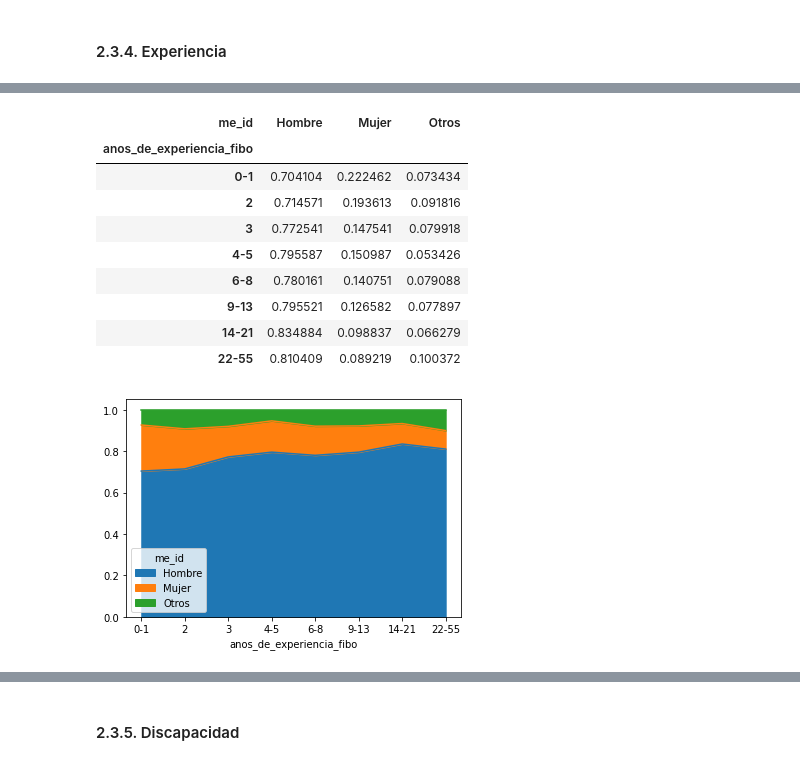
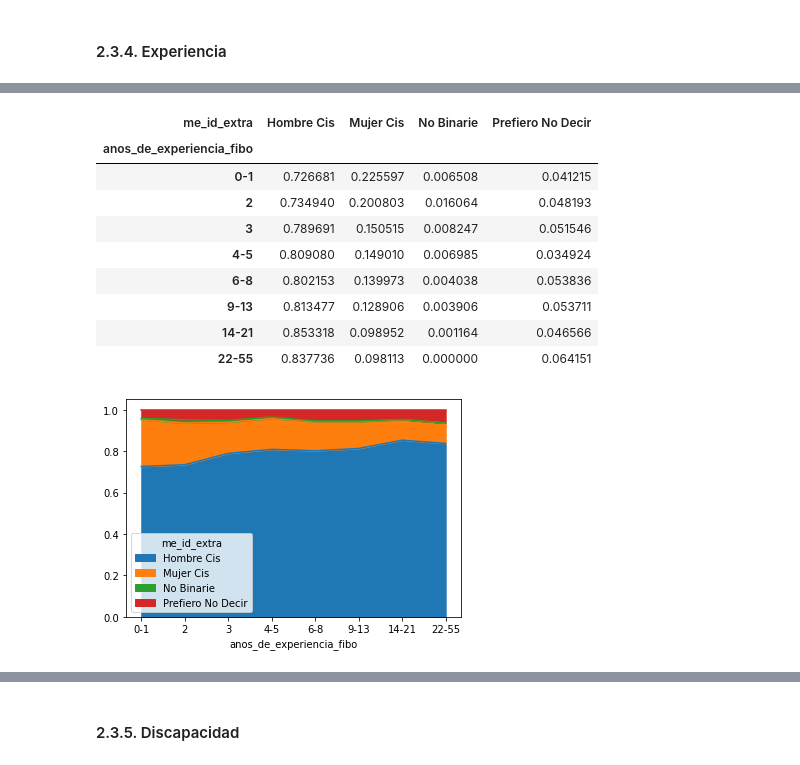
Before and after one commit to SebastianESaavedra/openqube-sueldos, a Jupyter notebook: pipeline/data-analysis.ipynb, the cells around one changed output, grey strips where cells are left out. Drawn from its saved outputs; the diff is of its cells as text; code cells hidden in the pictures.

```diff
--- a/pipeline/data-analysis.ipynb
+++ b/pipeline/data-analysis.ipynb
@@ -1513,2 +1512,5 @@ Perfiero No Decir    0.000179
 Name: me_id_extra, dtype: float64
 [interactive output not drawn]
+# %%
+# these are the genders that have at least 0.5% of responses
+enough_data = ['Hombre Cis', 'Mujer Cis', 'Prefiero No Decir', 'No Binarie']
@@ -1599,8 +1603,9 @@ display([rol for rol in top_salary_roles if rol not in top_salary_roles_mujer])
 ['DBA', 'Middleware']
 [interactive output not drawn]
 # %%
+df = dataframe[dataframe.me_id_extra.isin(enough_data)]
 df = (
-    dataframe.groupby(["me_id"])
+    df.groupby(["me_id_extra"])
     .median()
     .unstack()["de_que_fue_el_ajuste_total"]
     .sort_values(ascending=False)
@@ -1615,13 +1620,13 @@ charts["gender_salary_adjustment"] = to_rechart(df)
 # %% [markdown]
 #### 2.3.4. Experiencia
 # %%
-df = dataframe
+df = dataframe[dataframe.me_id_extra.isin(enough_data)]
 df = (
-    df.groupby(["actividad_principal", "me_id"])
-    .agg({"me_id": "count"})
+    df.groupby(["actividad_principal", "me_id_extra"])
+    .agg({"me_id_extra": "count"})
     .groupby(level=0)
     .apply(lambda x: x / float(x.sum()))
-    .unstack("me_id")
+    .unstack("me_id_extra")
 )
 df.columns = df.columns.droplevel(0)
 
@@ -1638,35 +1643,36 @@ charts["actividad_principal_gender_percent"] = to_rechart(df)
 [interactive output not drawn]
 # %%
 df = dataframe.copy()
+df = df[df.me_id_extra.isin(enough_data)]
 df["anos_de_experiencia_fibo"] = pd.cut(
     df["anos_de_experiencia"].values,
     [0, 1, 2, 3, 5, 8, 13, 21, 55],
     labels=["0-1", "2", "3", "4-5", "6-8", "9-13", "14-21", "22-55"],
 )
 df = (
-    df.groupby(["anos_de_experiencia_fibo", "me_id"])
-    .agg({"me_id": "count"})
+    df.groupby(["anos_de_experiencia_fibo", "me_id_extra"])
+    .agg({"me_id_extra": "count"})
     .groupby(level=0)
     .apply(lambda x: x / float(x.sum()))
-    .unstack("me_id")
+    .unstack("me_id_extra")
     .fillna(0)
 )
 df.columns = df.columns.droplevel(0)
 display(df)
 df.plot(kind="area")
 charts["experience_gender_percent"] = to_rechart(df)
 # %% [output]
-| me_id | Hombre | Mujer | Otros |
-| anos_de_experiencia_fibo |  |  |  |
-| 0-1 | 0.704104 | 0.222462 | 0.073434 |
-| 2 | 0.714571 | 0.193613 | 0.091816 |
-| 3 | 0.772541 | 0.147541 | 0.079918 |
-| 4-5 | 0.795587 | 0.150987 | 0.053426 |
-| 6-8 | 0.780161 | 0.140751 | 0.079088 |
-| 9-13 | 0.795521 | 0.126582 | 0.077897 |
-| 14-21 | 0.834884 | 0.098837 | 0.066279 |
-| 22-55 | 0.810409 | 0.089219 | 0.100372 |
+| me_id_extra | Hombre Cis | Mujer Cis | No Binarie | Prefiero No Decir |
+| anos_de_experiencia_fibo |  |  |  |  |
+| 0-1 | 0.726681 | 0.225597 | 0.006508 | 0.041215 |
+| 2 | 0.734940 | 0.200803 | 0.016064 | 0.048193 |
+| 3 | 0.789691 | 0.150515 | 0.008247 | 0.051546 |
+| 4-5 | 0.809080 | 0.149010 | 0.006985 | 0.034924 |
+| 6-8 | 0.802153 | 0.139973 | 0.004038 | 0.053836 |
+| 9-13 | 0.813477 | 0.128906 | 0.003906 | 0.053711 |
+| 14-21 | 0.853318 | 0.098952 | 0.001164 | 0.046566 |
+| 22-55 | 0.837736 | 0.098113 | 0.000000 | 0.064151 |
-[figure, old version]
+[figure, new version]
 [interactive output not drawn]
 # %%
 df = dataframe.copy()
```
Also changed, not shown: parts of 14 cells of this notebook, 3 other files.
